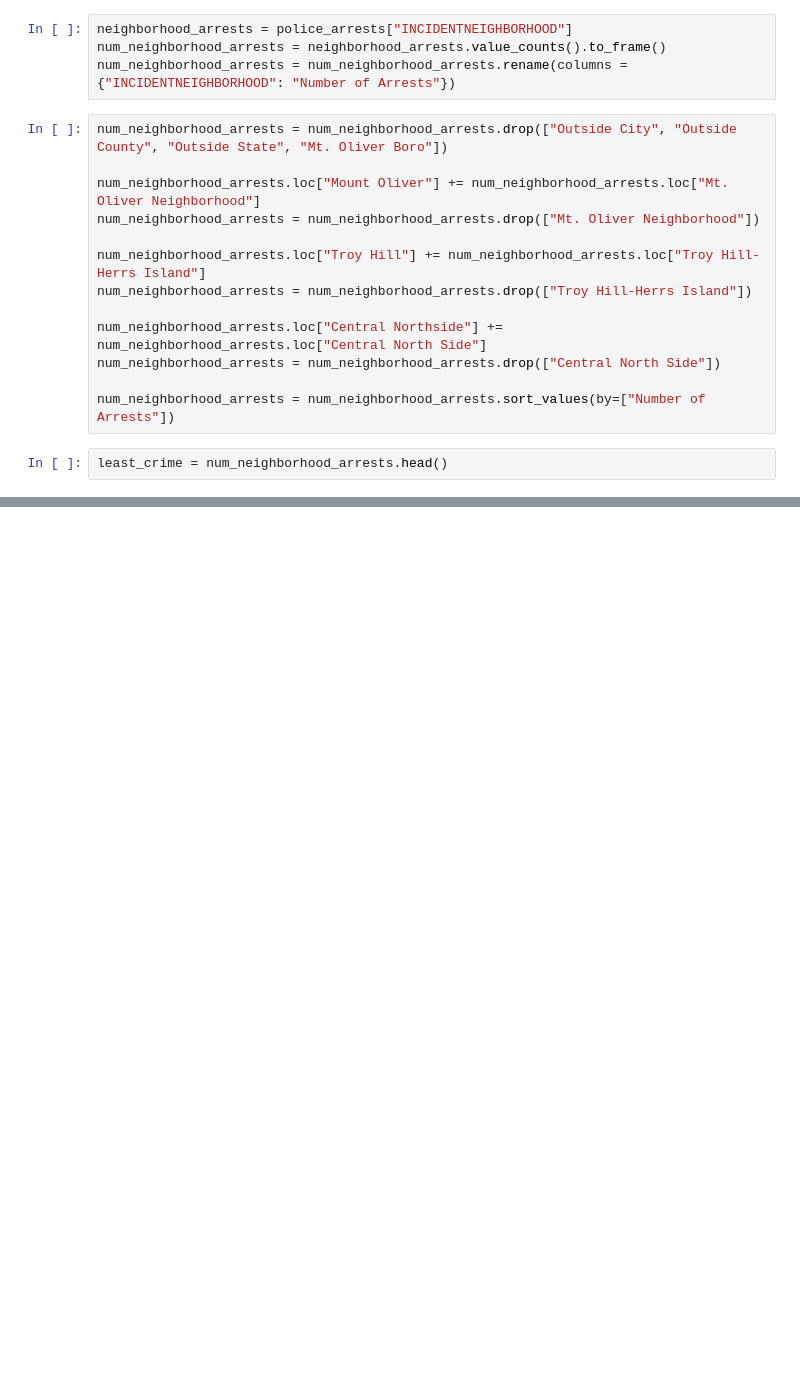
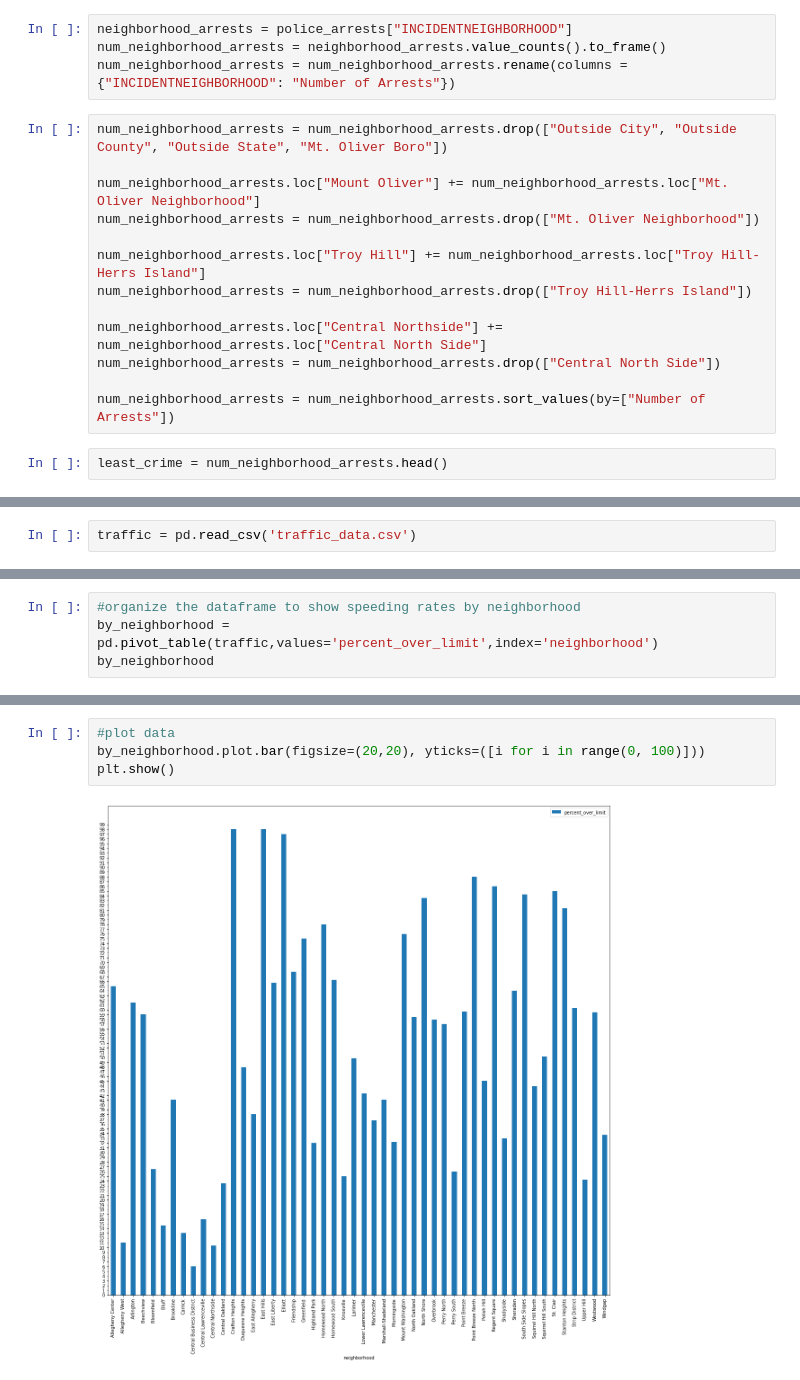
Before and after one commit to briankim-pitt/final-project, a Jupyter notebook: final-notebook.ipynb, the cells around one changed output, grey strips where cells are left out. Drawn from its saved outputs; the diff is of its cells as text; blank space fills up the shorter version.

```diff
--- a/final-notebook.ipynb
+++ b/final-notebook.ipynb
@@ -46,0 +72,2 @@ most_crime.plot.bar(figsize=(5,5), yticks=([i for i in range(0, 3000, 100)]))
+# %%
+traffic = pd.read_csv('traffic_data.csv')
@@ -46,0 +84,4 @@ most_crime.plot.bar(figsize=(5,5), yticks=([i for i in range(0, 3000, 100)]))
+# %%
+#organize the dataframe to show speeding rates by neighborhood
+by_neighborhood = pd.pivot_table(traffic,values='percent_over_limit',index='neighborhood')
+by_neighborhood
@@ -46,0 +107,6 @@ most_crime.plot.bar(figsize=(5,5), yticks=([i for i in range(0, 3000, 100)]))
+# %%
+#plot data
+by_neighborhood.plot.bar(figsize=(20,20), yticks=([i for i in range(0, 100)]))
+plt.show()
+# %% [output]
+[figure, added]
```
Also changed, not shown: parts of 40 cells of this notebook.
